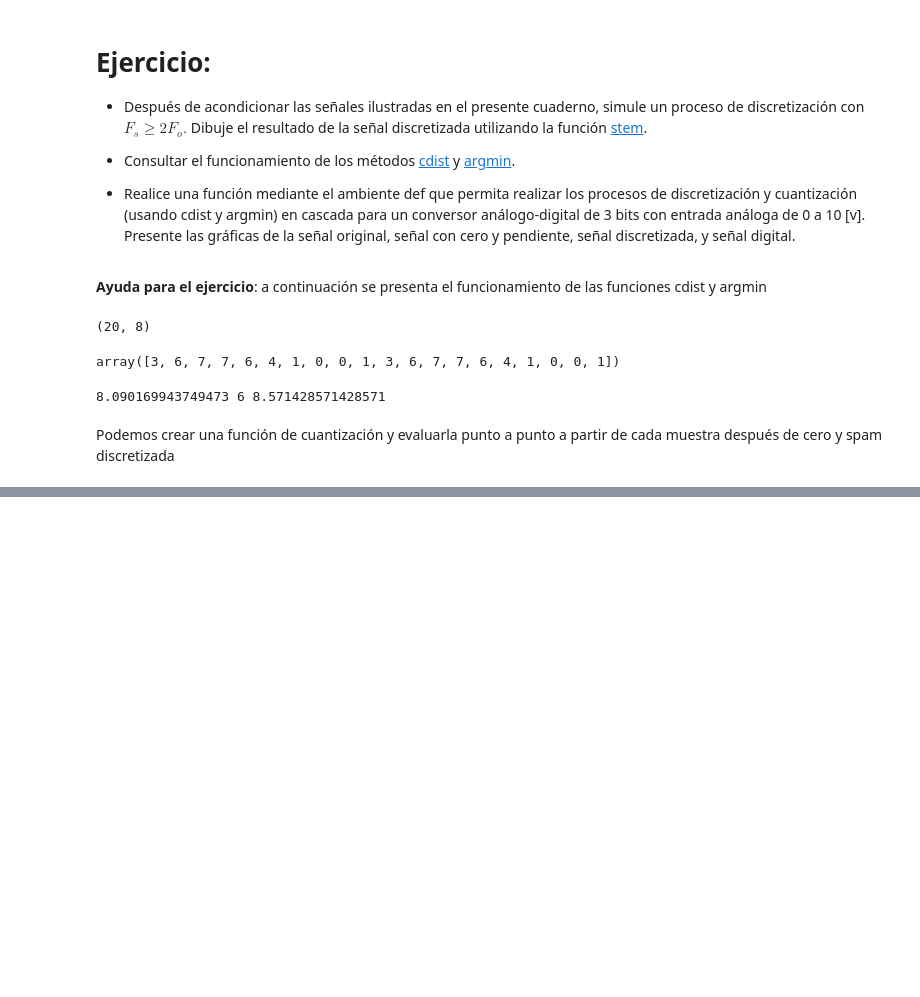
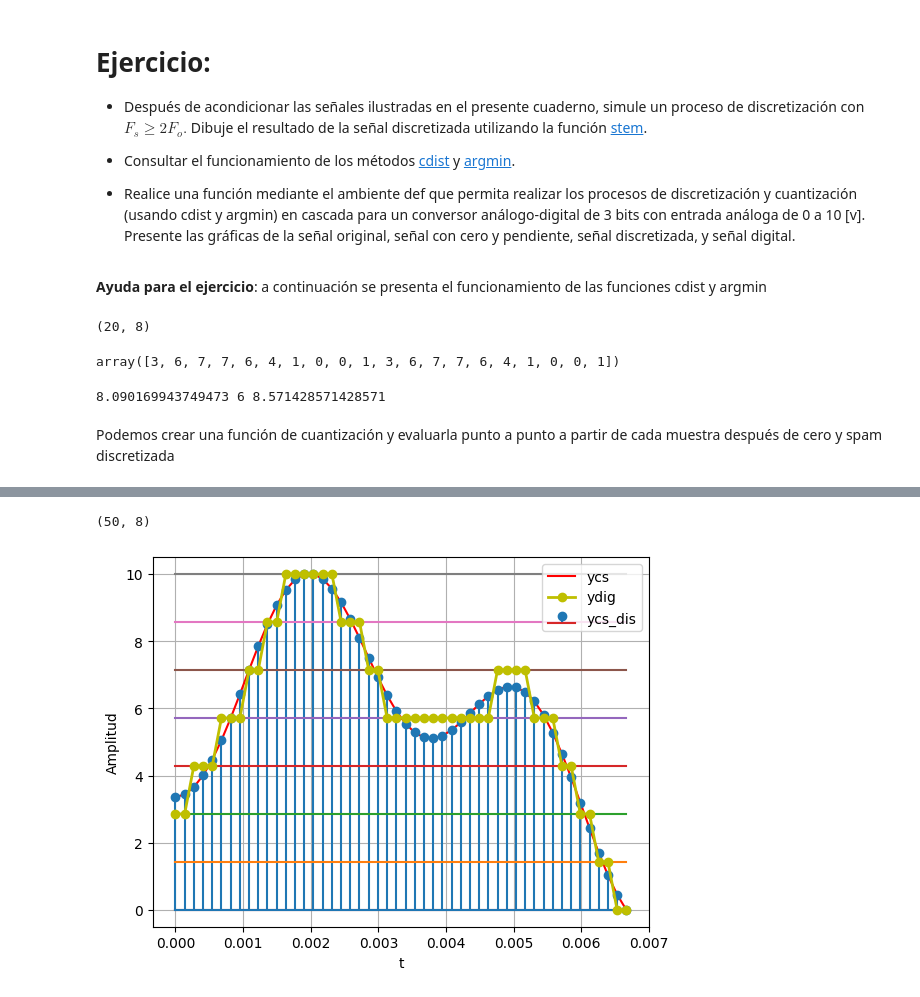
Before and after one commit to Jacobmunoz88/se-ales-y-sistemas, a Jupyter notebook: Copia_de_ejemplo1SyS2021.ipynb, the cells around one changed output, grey strips where cells are left out. Drawn from its saved outputs; the diff is of its cells as text; code cells hidden in the pictures; blank space fills up the shorter version.

```diff
--- a/Copia_de_ejemplo1SyS2021.ipynb
+++ b/Copia_de_ejemplo1SyS2021.ipynb
@@ -440,31 +438,41 @@ plt.show()
 # %%
-Fo = 100
-To = 0
-A = 8
-B = 10
-C = -7
-Fs= 10
-Ts=np.pi/10
-tv = np.arange(0,2*To,Ts)#procesar dos periodos discretizados
-y = A*np.cos(2*np.pi*100*tv) + B*np.sin(2*np.pi*20*tv) + C*np.cos((2*np.pi*300*tv)-np.pi/7)
-
-#cero y pendiente
-#ycs = my_ceropen(y, ymin=-7,ymax=10)
+ycs = my_ceropen(xv, ymin=0,ymax=10)
 
 #número de bits y vector de cuantización
-#nbits = 3
-#rmin = 0
-#rmax = 5
-#ve = np.linspace(rmin,rmax,2**nbits) # (rmax-rmin)/(2^#bits - 1) -> si se quiere incluir rmin y rmax
+nbits = 3
+rmin = 0
+rmax = 10
+ve = np.linspace(rmin,rmax,2**nbits) # (rmax-rmin)/(2^#bits - 1) -> si se quiere incluir rmin y rmax
 
 #distancias y cero pendiente a vector cuantizacion
-#d = cdist(ycs.reshape(-1,1),ve.reshape(-1,1)) #se utiliza reshape(-1,1) para generar vectores columna como lo pide cdist
-#d.shape
+d = cdist(ycs.reshape(-1,1),ve.reshape(-1,1)) #se utiliza reshape(-1,1) para generar vectores columna como lo pide cdist
+d.shape # d es una matriz de 500 x 8, ej: la fila 1 incluye la distancia euclidea entre y[0] y los 8 elementos en ve
+# %% [output]
+(50, 8)
-# %%
-Fo = 100
-To = 1/60
-A = 8
-Fs = 10*Fo #asegurar nyquist
-Ts = 1/Fs
-tv = np.arange(0,2*To,Ts)#procesar dos periodos discretizados
-y = A*np.sin(2*np.pi*Fo*tv)
+# %%
+for i in range(ycs.shape[0]):
+   if i==0: #primera muestra
+     yq = my_cuantizador(ycs[i],ve)
+   else:
+     yq = np.append(yq,my_cuantizador(ycs[i],ve))
+# %%
+plt.plot(tv,ycs,c='r', label='ycs')#cs continua
+
+plt.stem(tv,ycs, label='ycs_dis')#cs discreta
+
+#estados de cuantización
+
+for v in ve:
+  plt.plot(tv,v*np.ones(len(tv)))
+
+# graficar señal Digital (discreta + cuantizada)
+
+plt.plot(tv,yq,c='y',marker='o',label='ydig', linewidth=2)
+
+plt.legend()
+plt.grid()
+plt.xlabel('t')
+plt.ylabel('Amplitud')
+plt.show()
+# %% [output]
+[figure, added]
```
Also changed, not shown: parts of 6 cells of this notebook.
